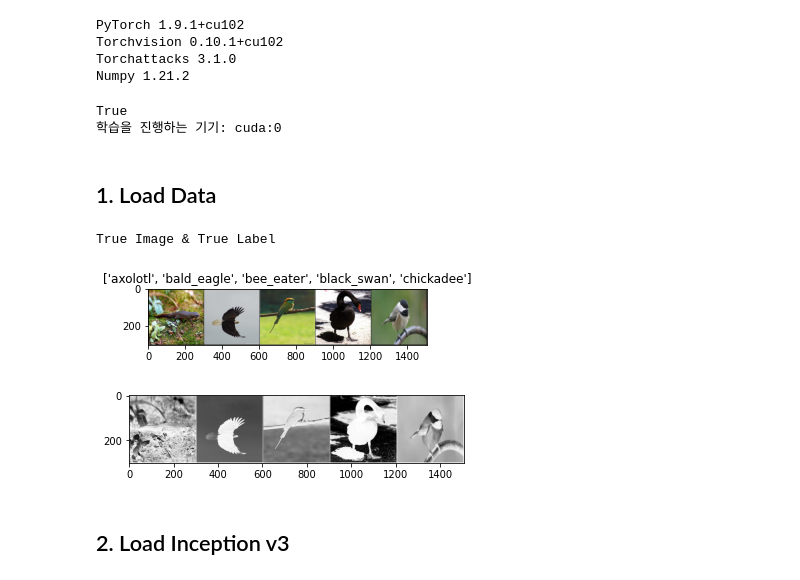
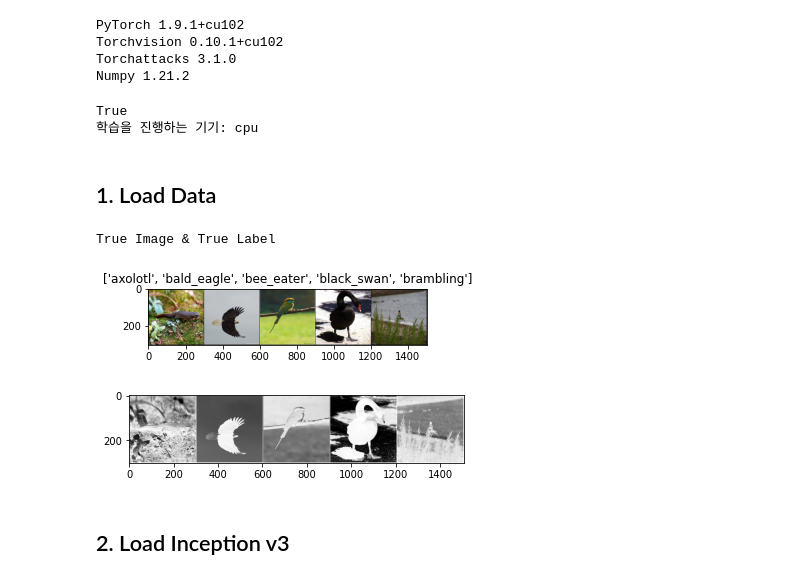
Before and after one commit to jonyejin/adversarial-attacks-pytorch, a Jupyter notebook: demos/White Box Attack (ImageNet).ipynb, the cells around one changed output. Saved outputs shown, nothing was run; the diff lists cells and outputs as text; code cells hidden in the pictures.

```diff
--- a/demos/White Box Attack (ImageNet).ipynb
+++ b/demos/White Box Attack (ImageNet).ipynb
@@ -43,14 +43,14 @@ Numpy 1.21.2
 USE_CUDA = torch.cuda.is_available()
 print(USE_CUDA)
 
-device = torch.device('cuda:0' if USE_CUDA else 'cpu')
+# device = torch.device('cuda:0' if USE_CUDA else 'cpu')
+# print('학습을 진행하는 기기:',device)
+
+device = torch.device('cpu')
 print('학습을 진행하는 기기:',device)
-
-# device = torch.device('cpu')
-# print('학습을 진행하는 기기:',device)
 # %% [output]
 True
-학습을 진행하는 기기: cuda:0
+학습을 진행하는 기기: cpu
 # %% [markdown]
 ## 1. Load Data
 # %%
@@ -74,17 +74,17 @@ transform = transforms.Compose([
 ])
 # %%
 imagnet_data = image_folder_custom_label(root='./data/oneImage', transform=transform, idx2label=idx2label)
-data_loader = torch.utils.data.DataLoader(imagnet_data, batch_size=10, shuffle=False)
+data_loader = torch.utils.data.DataLoader(imagnet_data, batch_size=5, shuffle=False)
 # %%
 images, labels = iter(data_loader).next()
-images.to(device)
-labels.to(device)
+#images.to(device)
+#labels.to(device)
 
 print("True Image & True Label")
 imshow(torchvision.utils.make_grid(images, normalize=True, nrow = 10), [imagnet_data.classes[i] for i in labels])
 # %% [output]
 True Image & True Label
-[figure, old version]
+[figure, new version]
 # %%
 # 이미지를 보여주기 위한 헬퍼(helper) 함수
 # (아래 `plot_classes_preds` 함수에서 사용)
@@ -111,7 +111,7 @@ matplotlib_imshow(img_grid, one_channel=True)
 # tensorboard에 기록합니다.
 writer.add_image('four_fashion_mnist_images', img_grid)
 # %% [output]
-[figure, old version]
+[figure, new version]
 # %% [markdown]
 ## 2. Load Inception v3
 # %%
```
Also changed, not shown: parts of 3 cells of this notebook, 27 other files.
